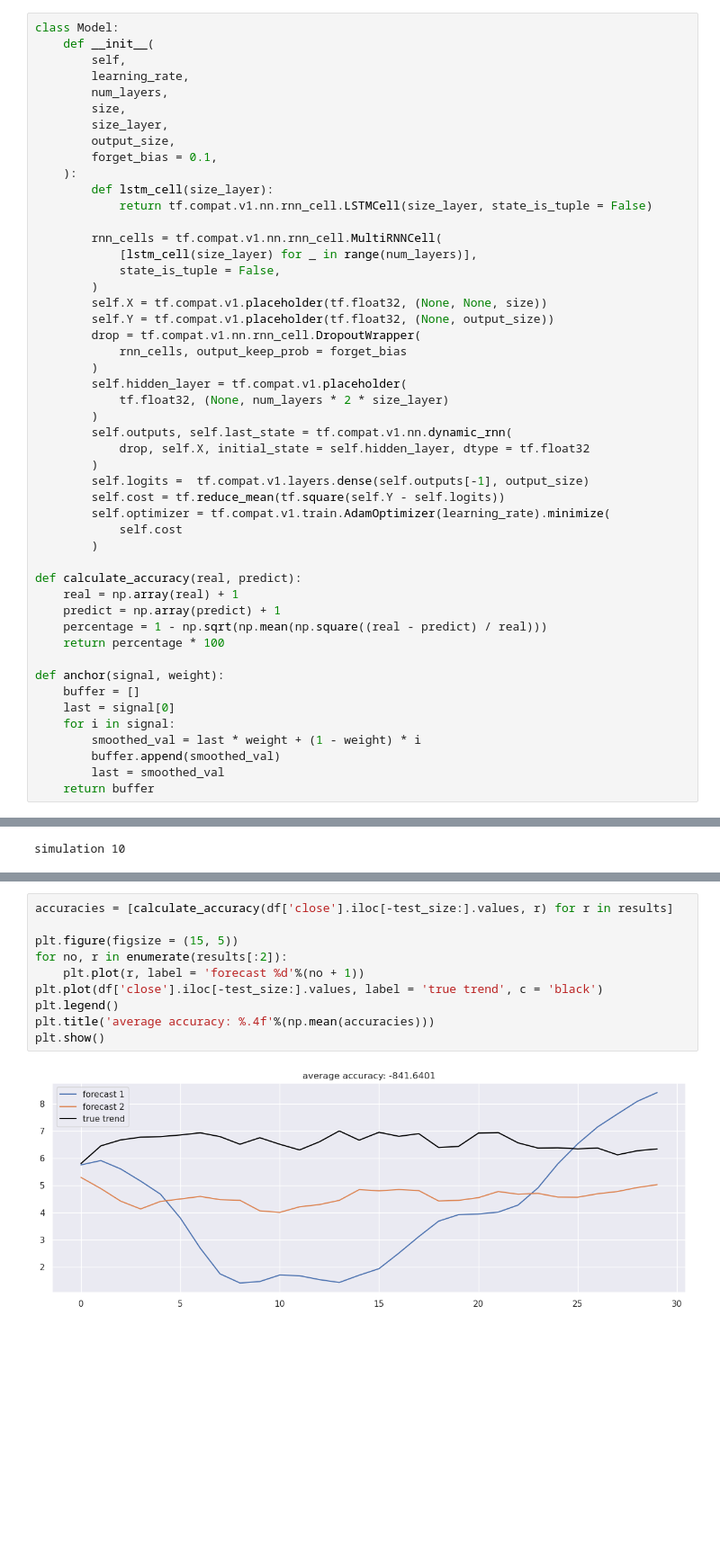
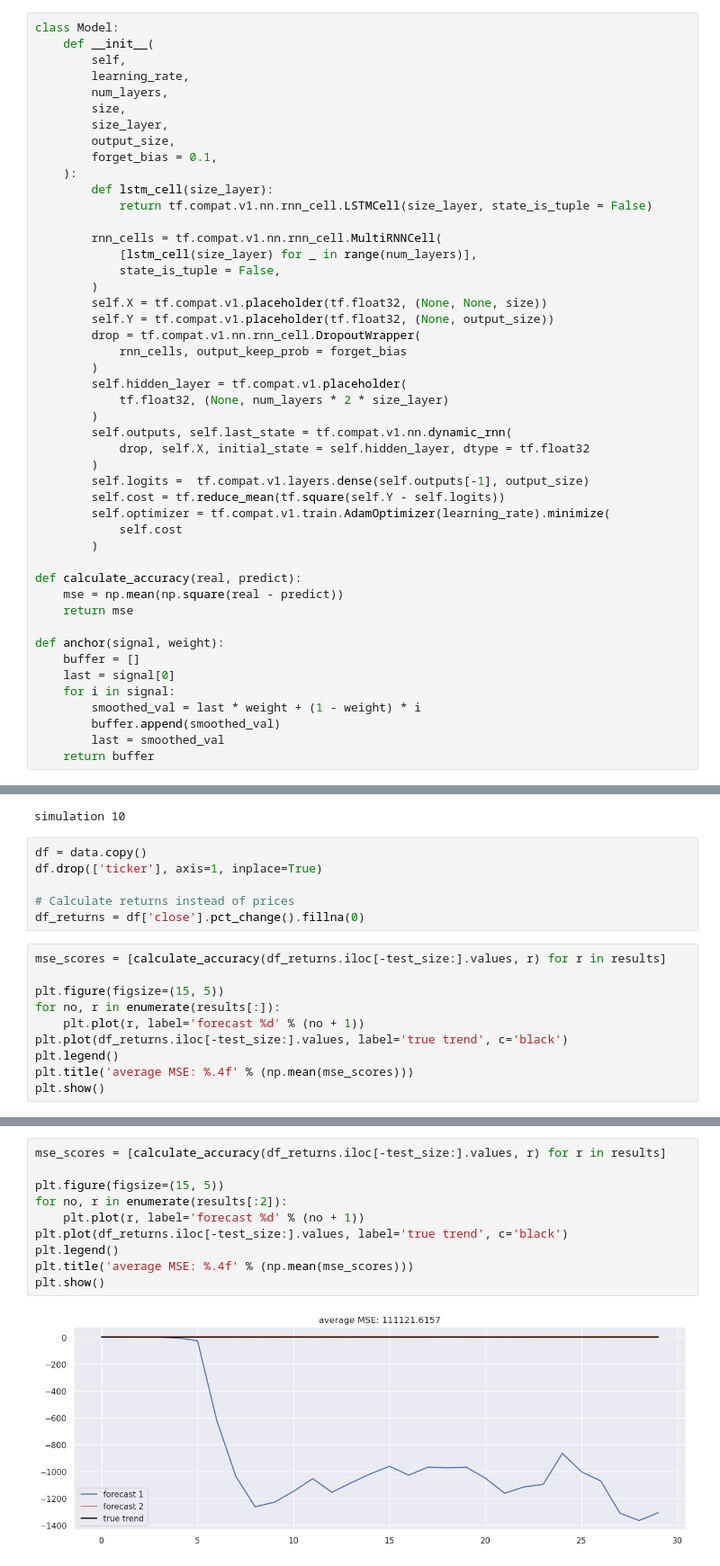
Before and after one commit to srijita1406/Machine-Learning-Projects, a Jupyter notebook: nasdaq-stock-forecasting.ipynb, the cells around one changed output, grey strips where cells are left out. Shown: that part at 90% size. Cells and saved outputs as stored; diff of their text form; blank space fills up the shorter version.

Commit message:
Kaggle Notebook | Nasdaq stock forecasting | Version 3

```diff
--- a/nasdaq-stock-forecasting.ipynb
+++ b/nasdaq-stock-forecasting.ipynb
@@ -143,10 +145,8 @@ class Model:
         )
 
 def calculate_accuracy(real, predict):
-    real = np.array(real) + 1
-    predict = np.array(predict) + 1
-    percentage = 1 - np.sqrt(np.mean(np.square((real - predict) / real)))
-    return percentage * 100
+    mse = np.mean(np.square(real - predict))
+    return mse
 
 def anchor(signal, weight):
     buffer = []
@@ -264,3 +264,19 @@ simulation 7
 simulation 8
 simulation 9
 simulation 10
+# %%
+df = data.copy()
+df.drop(['ticker'], axis=1, inplace=True)
+
+# Calculate returns instead of prices
+df_returns = df['close'].pct_change().fillna(0)
+# %%
+mse_scores = [calculate_accuracy(df_returns.iloc[-test_size:].values, r) for r in results]
+
+plt.figure(figsize=(15, 5))
+for no, r in enumerate(results[:]):
+    plt.plot(r, label='forecast %d' % (no + 1))
+plt.plot(df_returns.iloc[-test_size:].values, label='true trend', c='black')
+plt.legend()
+plt.title('average MSE: %.4f' % (np.mean(mse_scores)))
+plt.show()
@@ -267,12 +285,12 @@ simulation 10
 # %%
-accuracies = [calculate_accuracy(df['close'].iloc[-test_size:].values, r) for r in results]
+mse_scores = [calculate_accuracy(df_returns.iloc[-test_size:].values, r) for r in results]
 
-plt.figure(figsize = (15, 5))
+plt.figure(figsize=(15, 5))
 for no, r in enumerate(results[:2]):
-    plt.plot(r, label = 'forecast %d'%(no + 1))
-plt.plot(df['close'].iloc[-test_size:].values, label = 'true trend', c = 'black')
+    plt.plot(r, label='forecast %d' % (no + 1))
+plt.plot(df_returns.iloc[-test_size:].values, label='true trend', c='black')
 plt.legend()
-plt.title('average accuracy: %.4f'%(np.mean(accuracies)))
+plt.title('average MSE: %.4f' % (np.mean(mse_scores)))
 plt.show()
 # %% [output]
-[figure, old version]
+[figure, new version]
```
Also changed, not shown: parts of 10 cells of this notebook.
